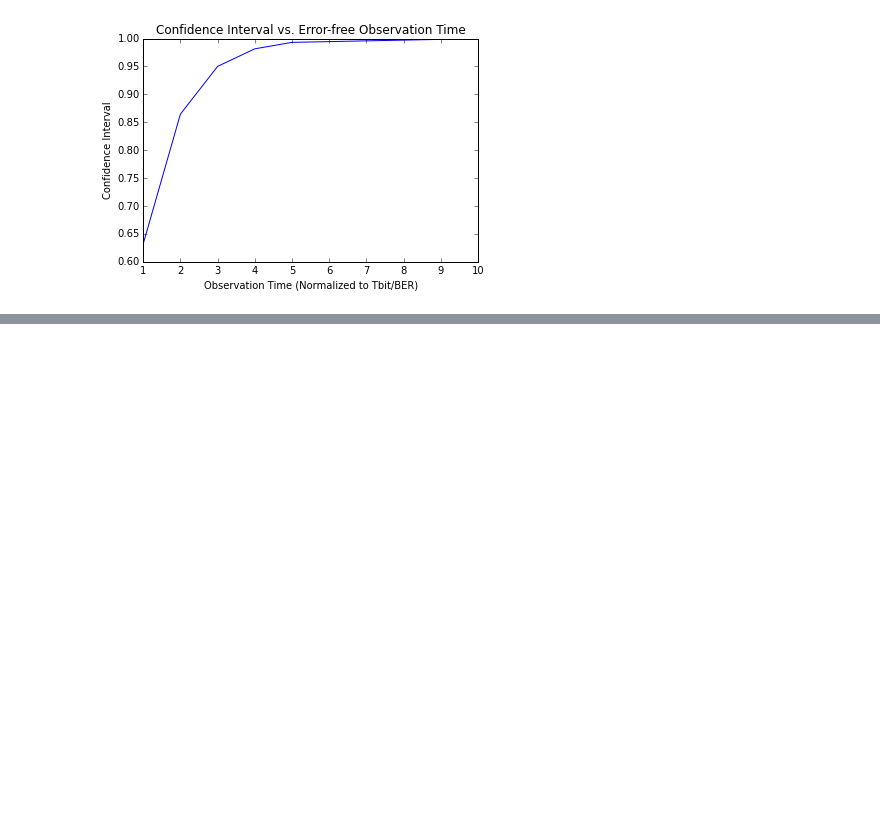
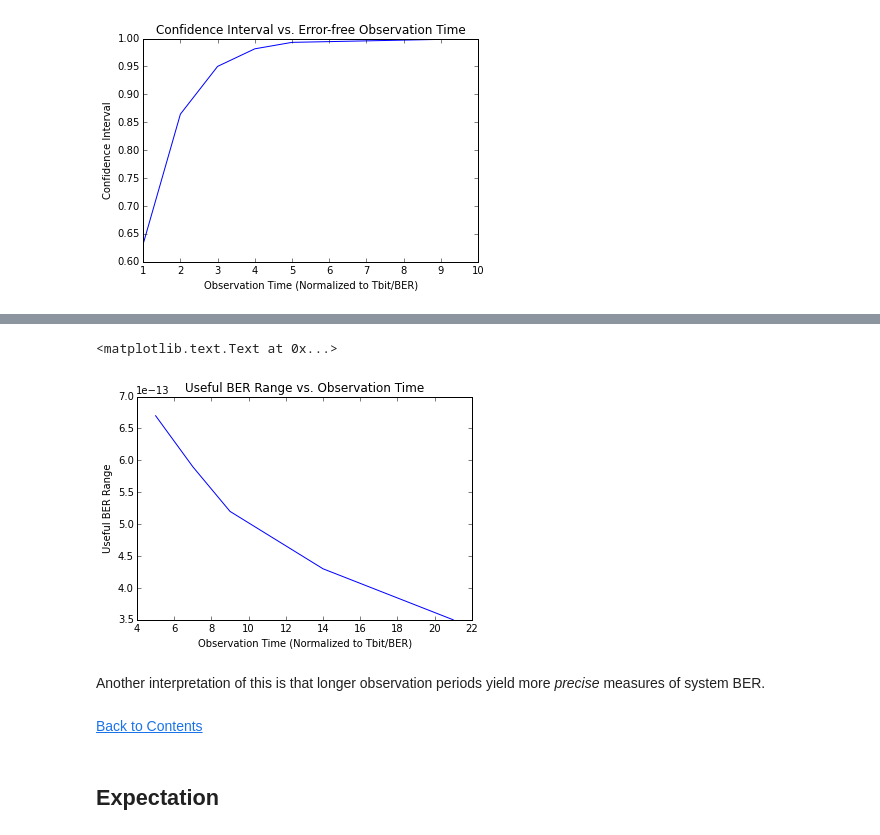
Before and after one commit to ftesser/IPython_Notebooks, a Jupyter notebook: Confidence_Interval.ipynb, the cells around one changed output, grey strips where cells are left out. Drawn from its saved outputs; the diff is of its cells as text; code cells hidden in the pictures; blank space fills up the shorter version.

```diff
--- a/Confidence_Interval.ipynb
+++ b/Confidence_Interval.ipynb
@@ -248,0 +364,21 @@ As you can see, it requires observing 5e12 error-free bits, before we can claim
+# %%
+from numpy import where
+
+ranges = []
+for cis in map(array, ciss):
+    inrange = map(lambda x: (x > 0.70) and (x < 0.99), cis)
+    idxs = where(inrange)[0]
+    ranges.append(bers[idxs[-1]] - bers[idxs[0]])
+plt.plot(times, ranges)
+plt.title("Useful BER Range vs. Observation Time")
+plt.xlabel("Observation Time (Normalized to Tbit/BER)")
+plt.ylabel("Useful BER Range")
+# %% [output]
+<matplotlib.text.Text at 0x...>
+[figure, added]
+# %% [markdown]
+Another interpretation of this is that longer observation periods yield more *precise* measures of system BER.
+# %% [markdown]
+[Back to Contents](#contents)
+# %% [markdown]
+## <a id="Expectation">Expectation</a>
```
Also changed, not shown: parts of 35 cells of this notebook, 1 other file.
